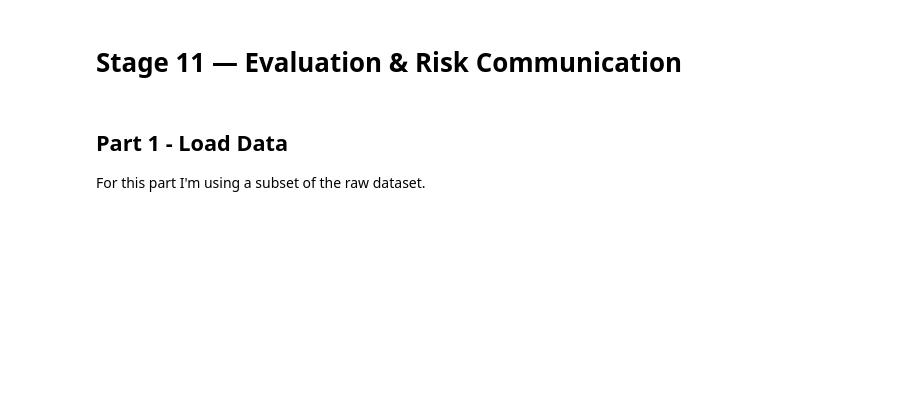
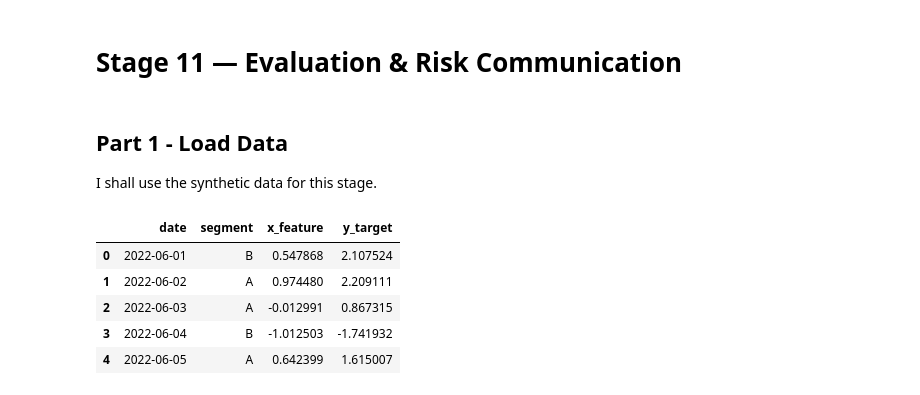
Before and after one commit to WillYuweiWu/bootcamp_will_wu, a Jupyter notebook: homework/stage11/stage11_evaluation-risk-communication.ipynb, the cells around one changed output. Saved outputs shown, nothing was run; the diff lists cells and outputs as text; code cells hidden in the pictures; blank space fills up the shorter version.

```diff
--- a/homework/stage11/stage11_evaluation-risk-communication.ipynb
+++ b/homework/stage11/stage11_evaluation-risk-communication.ipynb
@@ -11,8 +11,44 @@ plt.rcParams['figure.figsize'] = (8,5)
 # %% [markdown]
 ## Part 1 - Load Data
 
-For this part I'm using a subset of the raw dataset.
+I shall use the synthetic data for this stage.
 # %%
+from pathlib import Path
+import pandas as pd
+import numpy as np
+
+data_dir = Path('data')
+data_dir.mkdir(exist_ok = True)
+
+csv_path = data_dir / 'data_stage11_eval_risk.csv'
+
+if csv_path.exists():
+    try:
+        df = pd.read_csv(csv_path, parse_dates = ['date'])
+    except ValueError as e:
+        print(f"Error reading CSV: {e}\nRegenerating synthetic data...")
+        regenerate = True
+    else:
+        regenerate = False
+else:
+    regenerate = True
+
+if regenerate:
+    n = 180
+    dates = pd.date_range('2022-06-01', periods = n, freq = 'D')
+    seg = np.random.choice(['A','B','C'], size = n, p = [0.5,0.3,0.2])
+    x = np.linspace(0, 9, n) + np.random.normal(0, 0.7, n)
+    y = 2.1 * x + 0.8 + np.random.standard_t(df = 3, size = n) * 1.1
+    x[np.random.choice(np.arange(n), size = round(0.05 * n), replace = False)] = np.nan
+    df = pd.DataFrame({'date': dates, 'segment': seg, 'x_feature': x, 'y_target': y})
+    df.to_csv(csv_path, index = False)
 
 df.head()
+# %% [output]
+|  | date | segment | x_feature | y_target |
+| 0 | 2022-06-01 | B | 0.547868 | 2.107524 |
+| 1 | 2022-06-02 | A | 0.974480 | 2.209111 |
+| 2 | 2022-06-03 | A | -0.012991 | 0.867315 |
+| 3 | 2022-06-04 | B | -1.012503 | -1.741932 |
+| 4 | 2022-06-05 | A | 0.642399 | 1.615007 |
 # %% [markdown]
```
Also changed, not shown: parts of 16 cells of this notebook, 3 other files.
